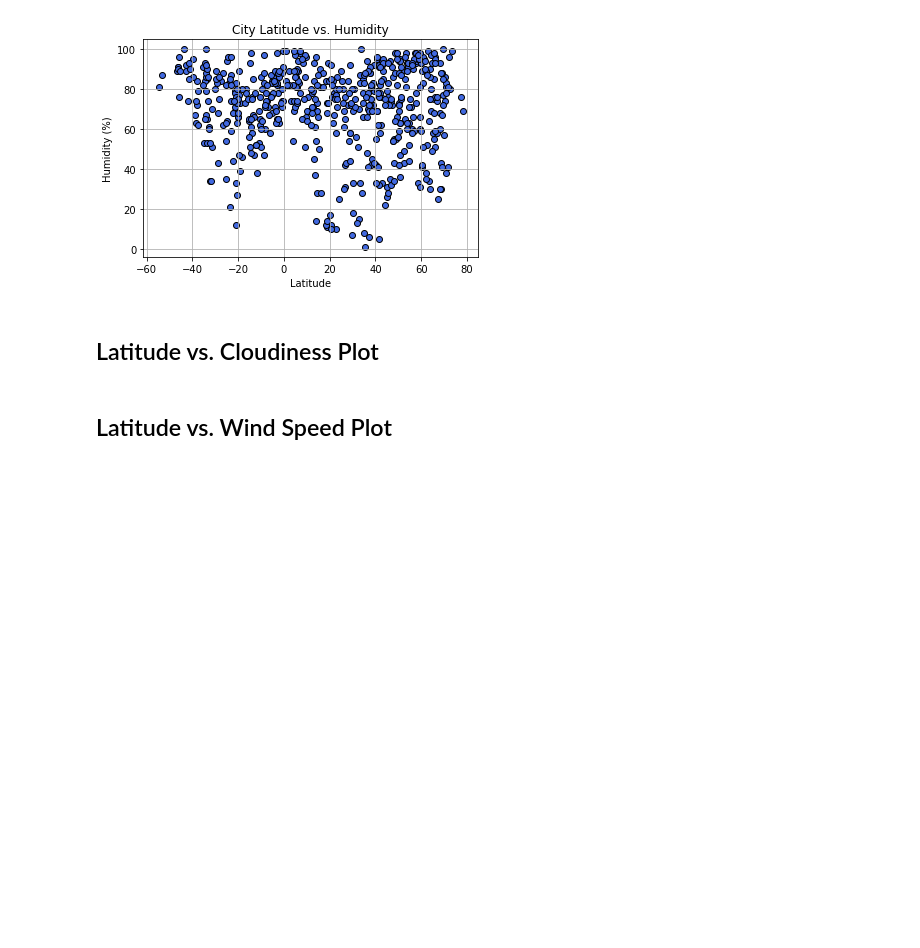
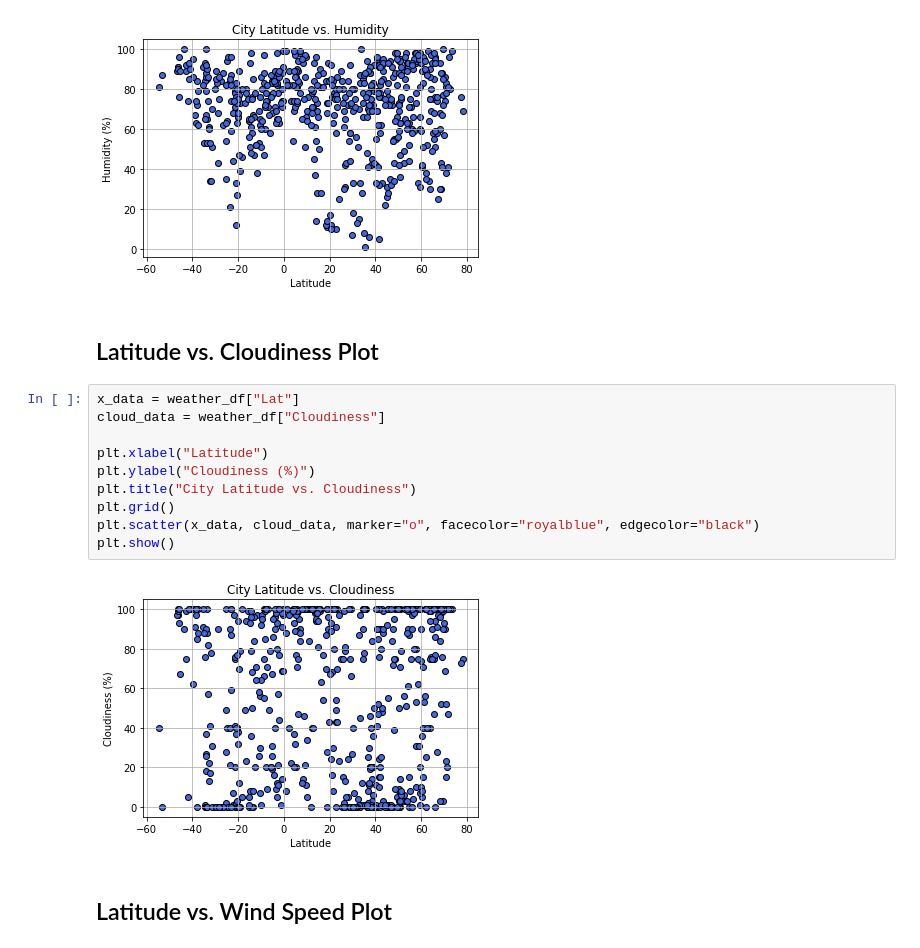
Before and after one commit to LP-116/python-api-challenge, a Jupyter notebook: WeatherPy/WeatherPy.ipynb, the cells around one changed output. Cells and saved outputs as stored; diff of their text form; blank space fills up the shorter version.

```diff
--- a/WeatherPy/WeatherPy.ipynb
+++ b/WeatherPy/WeatherPy.ipynb
@@ -263,5 +263,17 @@ plt.show()
 [figure]
 # %% [markdown]
 ## Latitude vs. Cloudiness Plot
+# %%
+x_data = weather_df["Lat"]
+cloud_data = weather_df["Cloudiness"]
+
+plt.xlabel("Latitude")
+plt.ylabel("Cloudiness (%)")
+plt.title("City Latitude vs. Cloudiness")
+plt.grid()
+plt.scatter(x_data, cloud_data, marker="o", facecolor="royalblue", edgecolor="black")
+plt.show()
+# %% [output]
+[figure, added]
 # %% [markdown]
 ## Latitude vs. Wind Speed Plot
```
Also changed, not shown: parts of 1 cell of this notebook.
